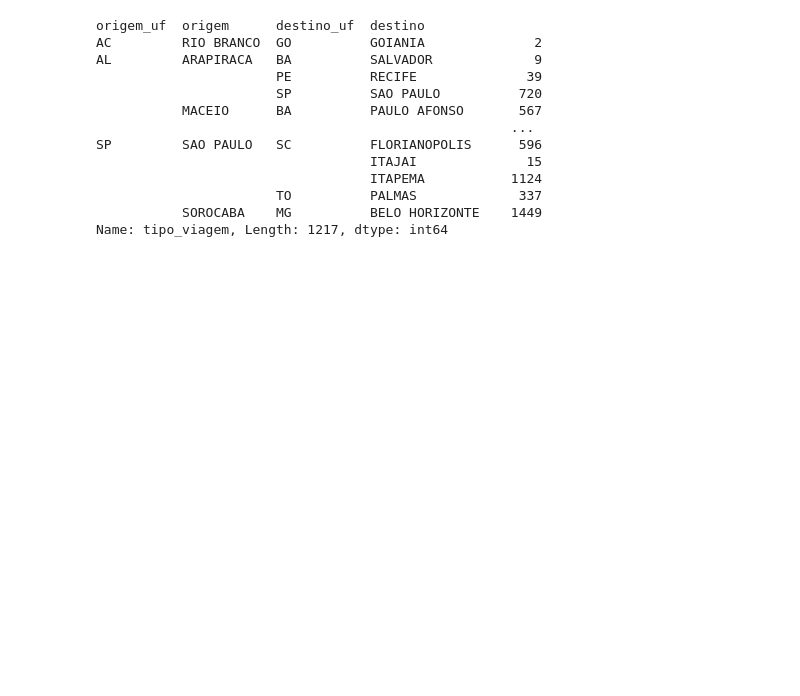
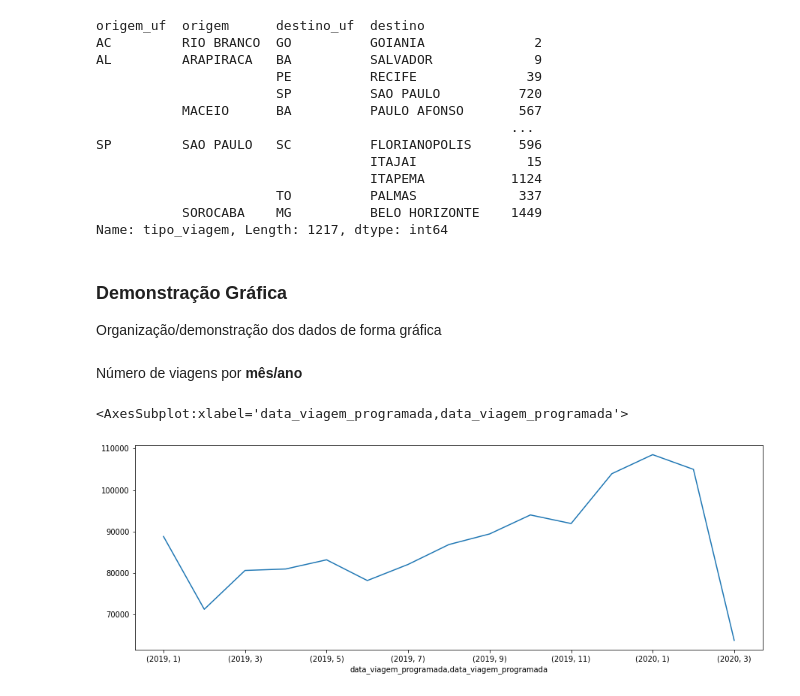
Before and after one commit to luisgustavoreimberg/uni9-data_science-brazil_transportation, a Jupyter notebook: BrazilTransportation[2019-2020].ipynb, the cells around one changed output. Saved outputs shown, nothing was run; the diff lists cells and outputs as text; code cells hidden in the pictures; blank space fills up the shorter version.

Commit message:
Project Update: Adding graphic analysis

```diff
--- a/BrazilTransportation[2019-2020].ipynb
+++ b/BrazilTransportation[2019-2020].ipynb
@@ -292,3 +283,14 @@ SP         SAO PAULO   SC          FLORIANOPOLIS      596
                        TO          PALMAS             337
            SOROCABA    MG          BELO HORIZONTE    1449
 Name: tipo_viagem, Length: 1217, dtype: int64
+# %% [markdown]
+### Demonstração Gráfica
+
+Organização/demonstração dos dados de forma gráfica
+# %% [markdown]
+Número de viagens por **mês/ano**
+# %%
+transportationData.groupby([transportationData['data_viagem_programada'].dt.year, transportationData['data_viagem_programada'].dt.month])['tipo_viagem'].count().plot(figsize=(15,5))
+# %% [output]
+<AxesSubplot:xlabel='data_viagem_programada,data_viagem_programada'>
+[figure, added]
```
Also changed, not shown: parts of 8 cells of this notebook.
